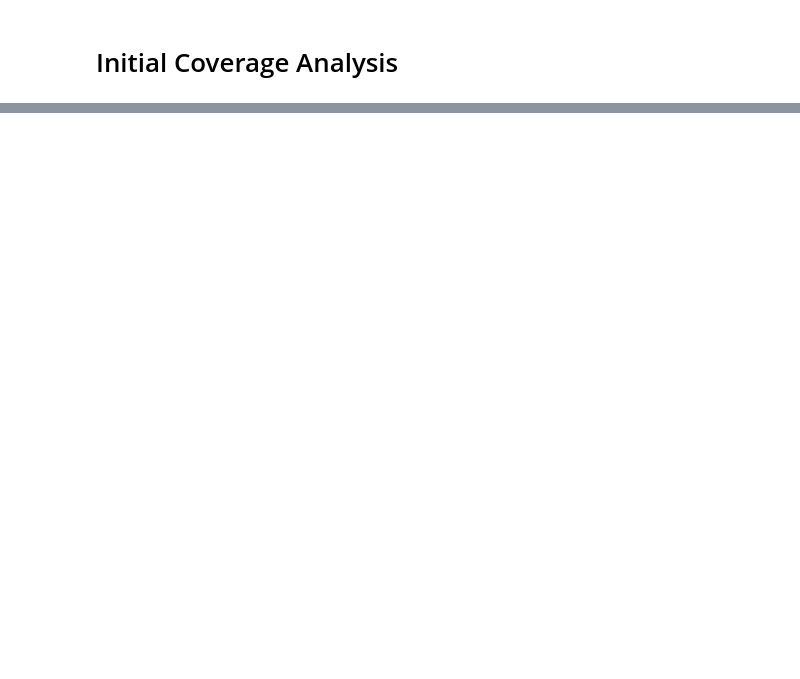
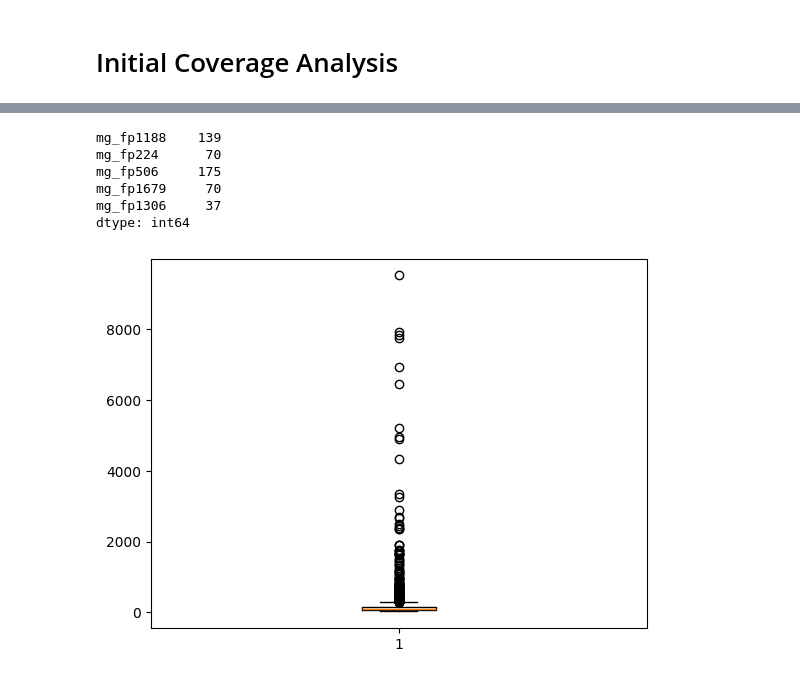
Before and after one commit to laxleary/EPA_Categories, a Jupyter notebook: notebooks/05-category_comparison.ipynb, the cells around one changed output, grey strips where cells are left out. Saved outputs shown, nothing was run; the diff lists cells and outputs as text; code cells hidden in the pictures; blank space fills up the shorter version.

```diff
--- a/notebooks/05-category_comparison.ipynb
+++ b/notebooks/05-category_comparison.ipynb
@@ -206,0 +522,13 @@ len(in_domain_only.loc[in_domain_only['epa_list'] == "[]"])
+# %%
+from rdkit.Chem import AllChem
+from rdkit import Chem
+import numpy as np
+
+mp_fps = dict(zip(all_groups["dtxsid"],all_groups["smiles"]))
+mp_fps = {k:Chem.MolFromSmiles(v) for k,v in mp_fps.items() if v}
+mp_fps = {k:v for k,v in mp_fps.items() if v}
+mp_fp_df = pd.DataFrame([np.array(AllChem.GetMorganFingerprintAsBitVect(i,3,2048)) for i in mp_fps.values()])
+mp_fp_df.index = mp_fps.keys()
+mp_fp_df.columns = ['mg_fp%d'%i for i in mp_fp_df.columns]
+
+mp_fp_df.head()
@@ -206,0 +578,20 @@ len(in_domain_only.loc[in_domain_only['epa_list'] == "[]"])
+# %%
+mp_fp_df.loc[:,['mg_fp1188', 'mg_fp224', 'mg_fp506', 'mg_fp1679', 'mg_fp1306']].sum()
+# %% [output]
+mg_fp1188    139
+mg_fp224      70
+mg_fp506     175
+mg_fp1679     70
+mg_fp1306     37
+dtype: int64
+# %%
+import matplotlib.pyplot as plt
+
+#Some context for whether the above percentages are meaningful: On average, a given bit appears in 123 chemicals (mean)
+# with a median of 60 chemicals. fp1188 appears in 119 chemicals total, with 79.8% of these being chemicals uncategorized
+# by either ARN or NCC
+
+plt.boxplot(mp_fp_df.sum().values)
+plt.show()
+# %% [output]
+[figure, added]
```
Also changed, not shown: parts of 72 cells of this notebook, 7 other files.
